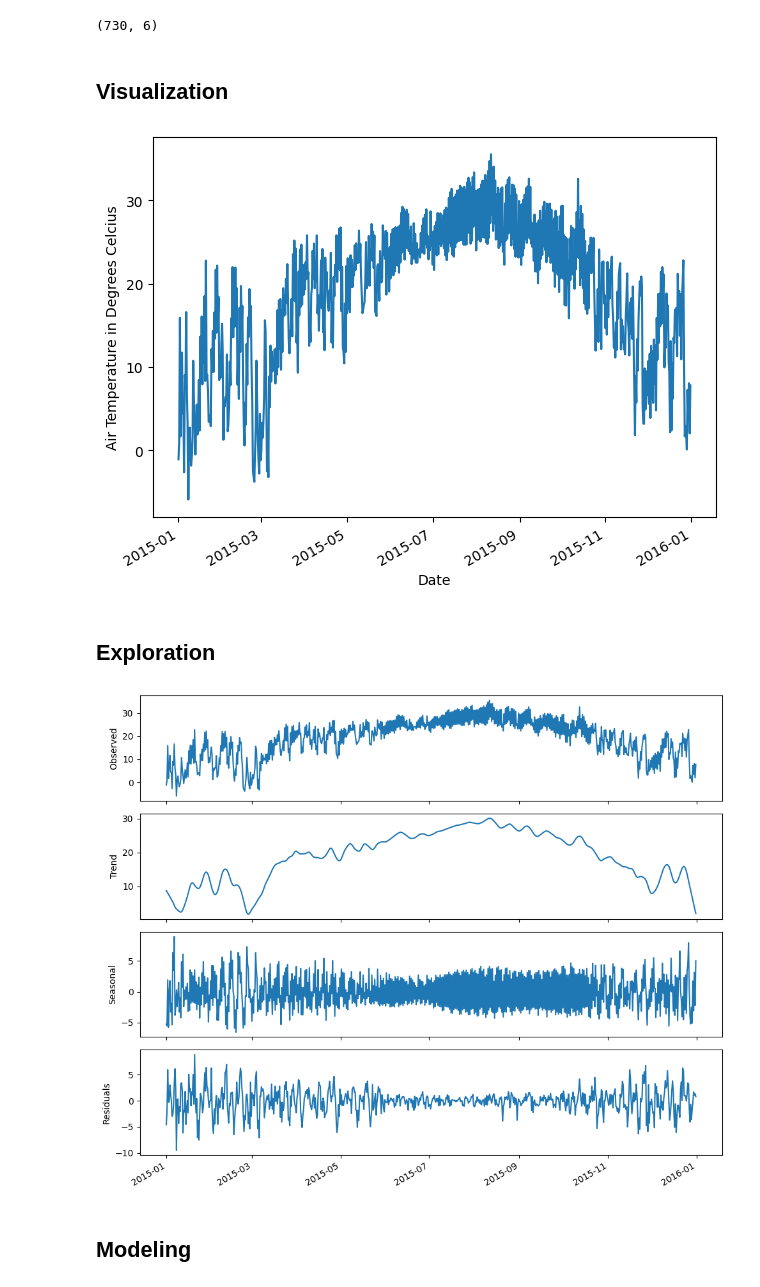
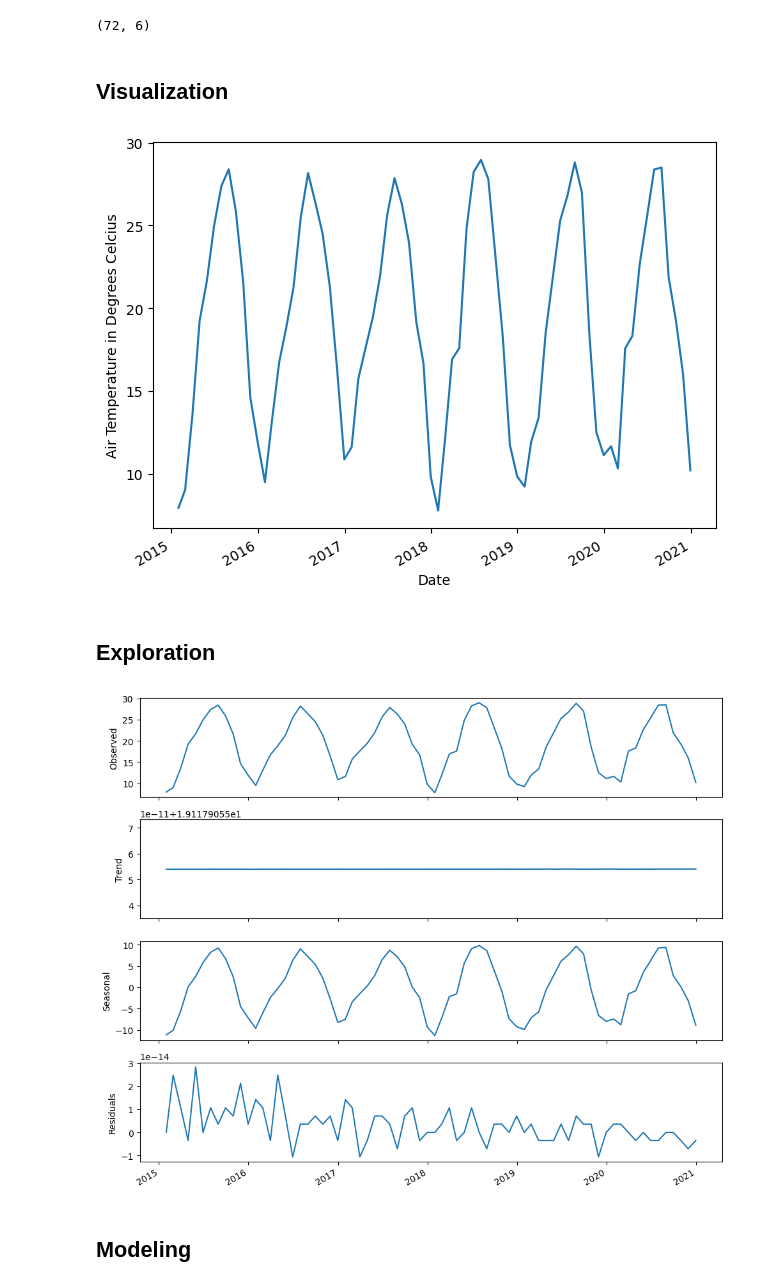
Before and after one commit to kiat/tx-soil-moisture, a Jupyter notebook: notebook/Tair_SARIMAX_Model.ipynb, the cells around one changed output. Cells and saved outputs as stored; diff of their text form; code cells hidden in the pictures.

```diff
--- a/notebook/Tair_SARIMAX_Model.ipynb
+++ b/notebook/Tair_SARIMAX_Model.ipynb
@@ -25,5 +27,5 @@ warnings.filterwarnings('ignore')
 df = pd.read_csv('../datasets/TX-Data/met-cleanedup/met_data1_cleaned.csv', sep=",", parse_dates=["Date"], index_col="Date")
 # %%
-# Exclude data with dates before 2015
-df = df[(df.index > "2014-12-31 23:00") & (df.index < "2015-12-31 23:00")]
+# Slice data to isolate 2015-2020
+df = df[(df.index > "2014-12-31 23:00") & (df.index < "2020-12-31 23:00")]
 # %%
@@ -50,5 +52,6 @@ df
 # %%
-df = df.resample('12H').mean()
+# Reseample with monthly mean
+df = df.resample('M').mean()
 # %%
 # removes spaces in the column names
 def remove_spaces(df):
@@ -95,10 +84,12 @@ df.tail(10)
 # %%
+# Verify shape of data frame
 df.shape
 # %% [output]
-(730, 6)
+(72, 6)
 # %% [markdown]
 ## Visualization
 # %%
+# Visualize Tair Montly Data for 2015
 fig, ax = plt.subplots()
 
 ax.plot(df.Tair)
@@ -109,31 +100,32 @@ ax.set_ylabel('Air Temperature in Degrees Celcius')
 fig.autofmt_xdate()
 plt.tight_layout()
 # %% [output]
-[figure, old version]
+[figure, new version]
 # %% [markdown]
 ## Exploration
 # %%
-decomposition = STL(df.Tair, period=12).fit()
+# Decompose data  to view seasonality, trend, and residuals
+decomposition = STL(df.Tair, period=84).fit()
 
 fig, (ax1, ax2, ax3, ax4) = plt.subplots(nrows=4, ncols=1, sharex=True, figsize=(10,8))
 
 ax1.plot(decomposition.observed)
 ax1.set_ylabel('Observed')
 
 ax2.plot(decomposition.trend)
 ax2.set_ylabel('Trend')
 
 ax3.plot(decomposition.seasonal)
 ax3.set_ylabel('Seasonal')
 
 ax4.plot(decomposition.resid)
 ax4.set_ylabel('Residuals')
 
 
 fig.autofmt_xdate()
 plt.tight_layout()
 # %% [output]
-[figure, old version]
+[figure, new version]
 # %% [markdown]
 ## Modeling
 # %%
```
Also changed, not shown: parts of 26 cells of this notebook.
